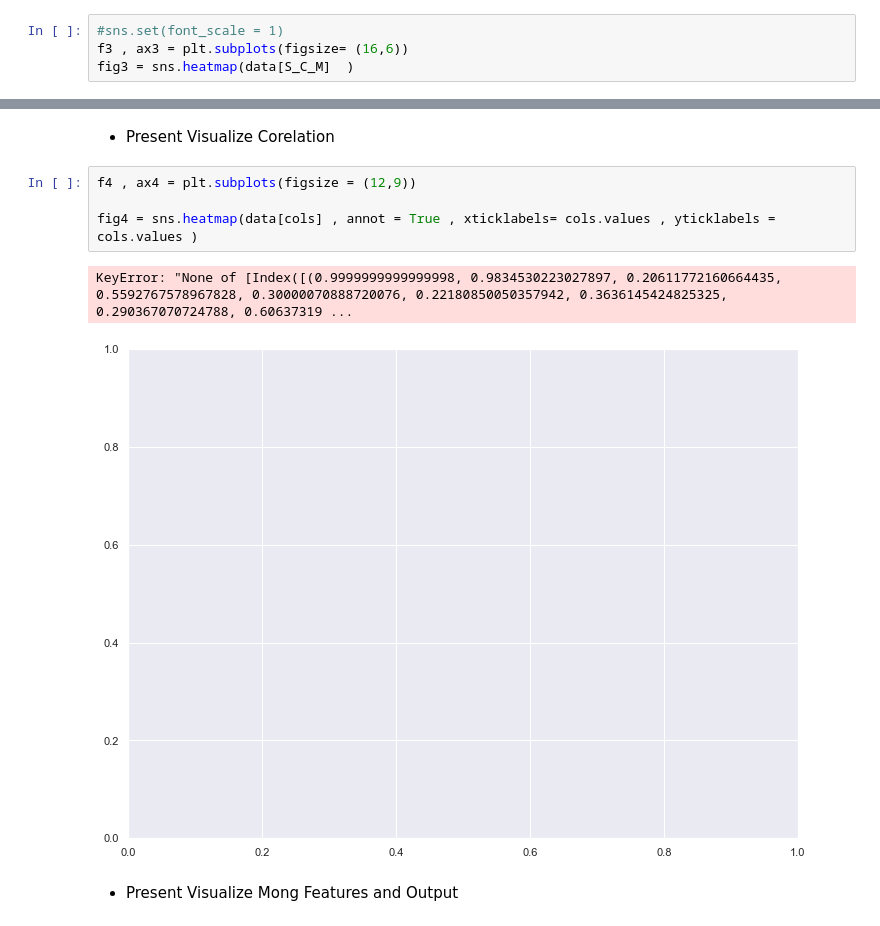
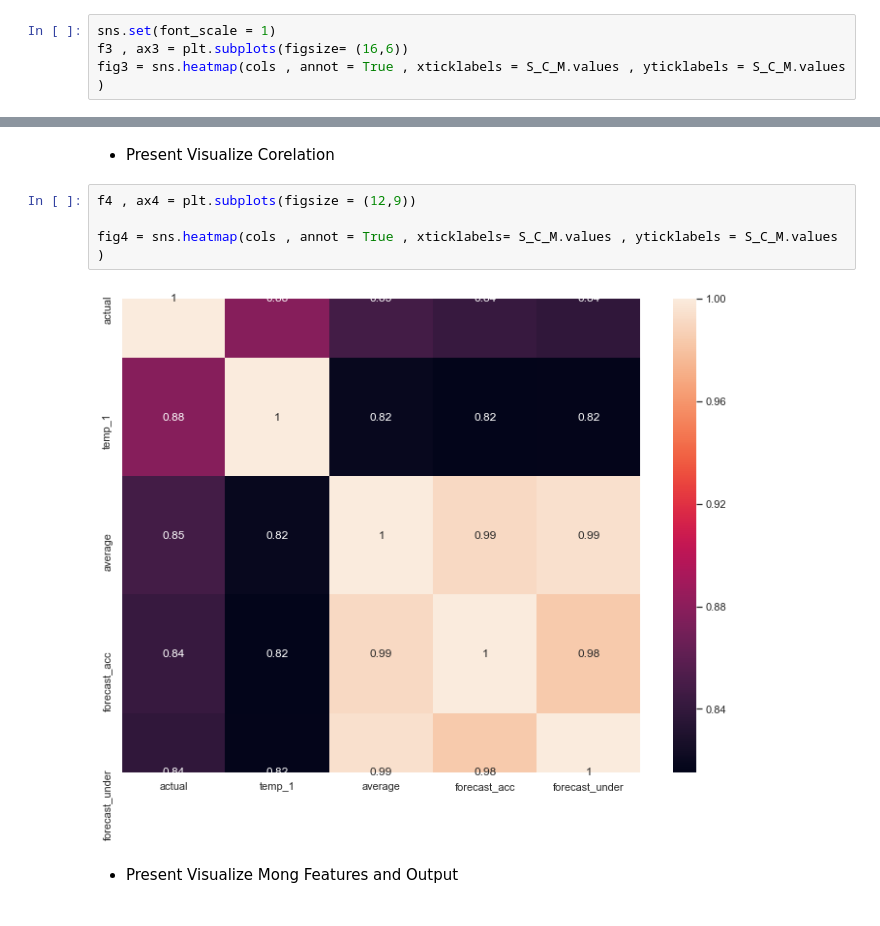
Before and after one commit to Ahmed2020538/Data_Science, a Jupyter notebook: Liberaries in python/Sklearn_lib/ML_Models/Supervised_ML_Models/New_ML_Technices/Random_Forest_techniqe/Regressor_Models/Gradient Boosting Regrassor_EX (2).ipynb, the cells around one changed output, grey strips where cells are left out. Saved outputs shown, nothing was run; the diff lists cells and outputs as text.

```diff
--- a/Liberaries in python/Sklearn_lib/ML_Models/Supervised_ML_Models/New_ML_Technices/Random_Forest_techniqe/Regressor_Models/Gradient Boosting Regrassor_EX (2).ipynb
+++ b/Liberaries in python/Sklearn_lib/ML_Models/Supervised_ML_Models/New_ML_Technices/Random_Forest_techniqe/Regressor_Models/Gradient Boosting Regrassor_EX (2).ipynb
@@ -98,5 +100,5 @@ Index(['actual', 'temp_1', 'average', 'forecast_acc', 'forecast_under'], dtype='
 # %%
-#sns.set(font_scale = 1)
+sns.set(font_scale = 1)
 f3 , ax3 = plt.subplots(figsize= (16,6))
-fig3 = sns.heatmap(data[S_C_M]  )
+fig3 = sns.heatmap(cols , annot = True , xticklabels = S_C_M.values , yticklabels = S_C_M.values  )
 # %% [output]
@@ -125,10 +119,9 @@ array([[ 1.        ,  0.98345302,  0.20611772, ...,  0.75016633,
 # %%
 f4 , ax4 = plt.subplots(figsize = (12,9))
 
-fig4 = sns.heatmap(data[cols] , annot = True , xticklabels= cols.values , yticklabels = cols.values )
+fig4 = sns.heatmap(cols , annot = True , xticklabels= S_C_M.values , yticklabels = S_C_M.values )
 # %% [output]
-KeyError: "None of [Index([(0.9999999999999998, 0.9834530223027897, 0.20611772160664435, 0.5592767578967828, 0.30000070888720076, 0.22180850050357942, 0.3636145424825325, 0.290367070724788, 0.60637319 ...
-[figure, old version]
+[figure, new version]
 # %% [markdown]
 * Present Visualize Mong Features and Output
 # %%
```
Also changed, not shown: parts of 12 cells of this notebook.
